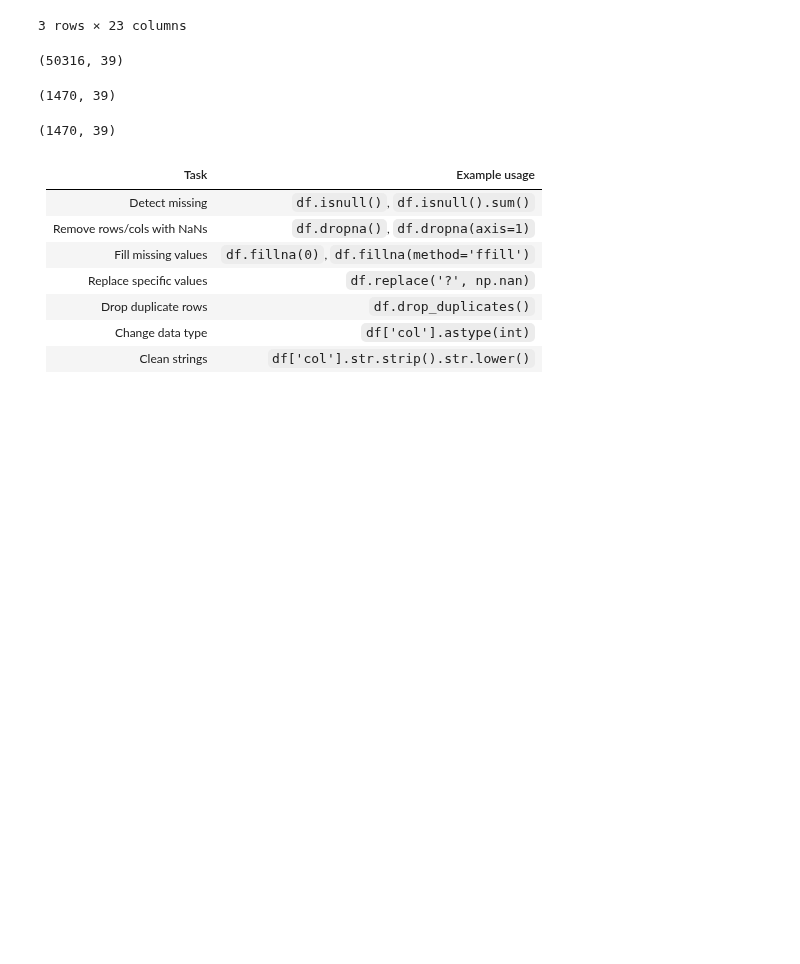
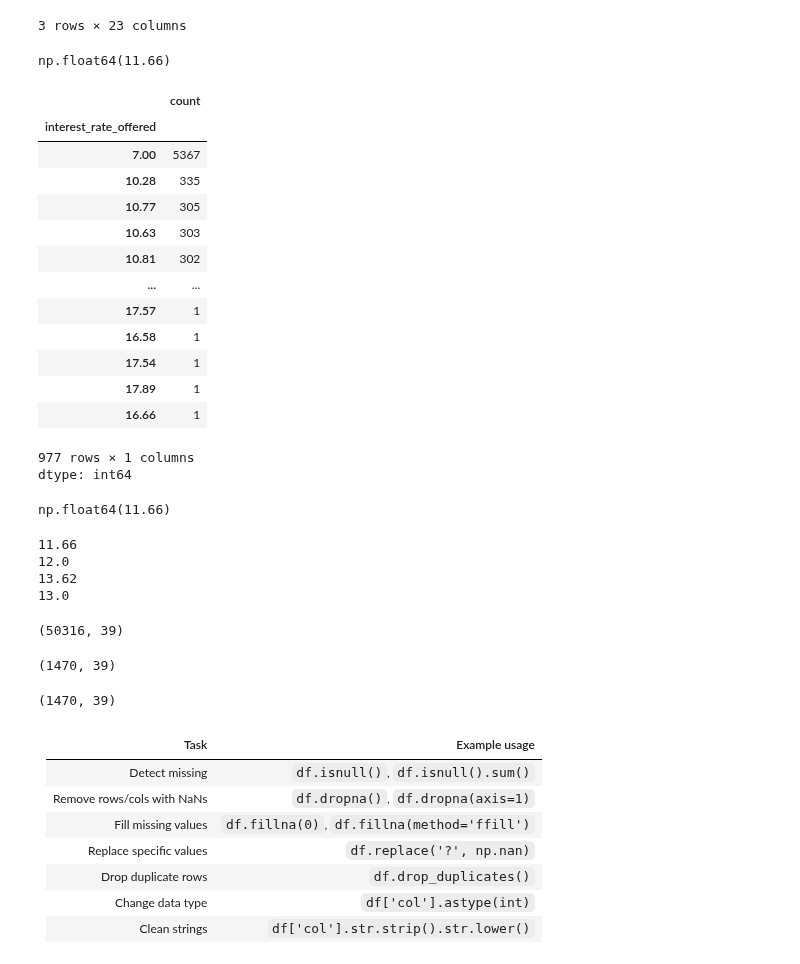
Before and after one commit to svgoudar/My-Data-Science-Roadmap, a Jupyter notebook: Pandas_and_Numpy/Panda/4.Data_Cleaning.ipynb, the cells around one changed output. Cells and saved outputs as stored; diff of their text form; code cells hidden in the pictures; blank space fills up the shorter version.

```diff
--- a/Pandas_and_Numpy/Panda/4.Data_Cleaning.ipynb
+++ b/Pandas_and_Numpy/Panda/4.Data_Cleaning.ipynb
@@ -253,3 +253,39 @@ df_loan.head(3)
 3 rows × 23 columns
 # %%
 df = pd.merge(df_loan,df_tran,on='customer_id')
+# %%
+df.at[0,'interest_rate_offered']
+# %% [output]
+np.float64(11.66)
+# %%
+df.interest_rate_offered.value_counts()
+# %% [output]
+|  | count |
+| interest_rate_offered |  |
+| 7.00 | 5367 |
+| 10.28 | 335 |
+| 10.77 | 305 |
+| 10.63 | 303 |
+| 10.81 | 302 |
+| ... | ... |
+| 17.57 | 1 |
+| 16.58 | 1 |
+| 17.54 | 1 |
+| 17.89 | 1 |
+| 16.66 | 1 |
+977 rows × 1 columns
+dtype: int64
+# %%
+df.at[0,'interest_rate_offered']
+# %% [output]
+np.float64(11.66)
+# %%
+print(df.at[0,'interest_rate_offered'])
+print(df.at[0,'interest_rate_offered'].clip(12,13))
+print(df.at[2,'interest_rate_offered'])
+print(df.at[2,'interest_rate_offered'].clip(12,13))
+# %% [output]
+11.66
+12.0
+13.62
+13.0
```
Also changed, not shown: parts of 2 cells of this notebook.
